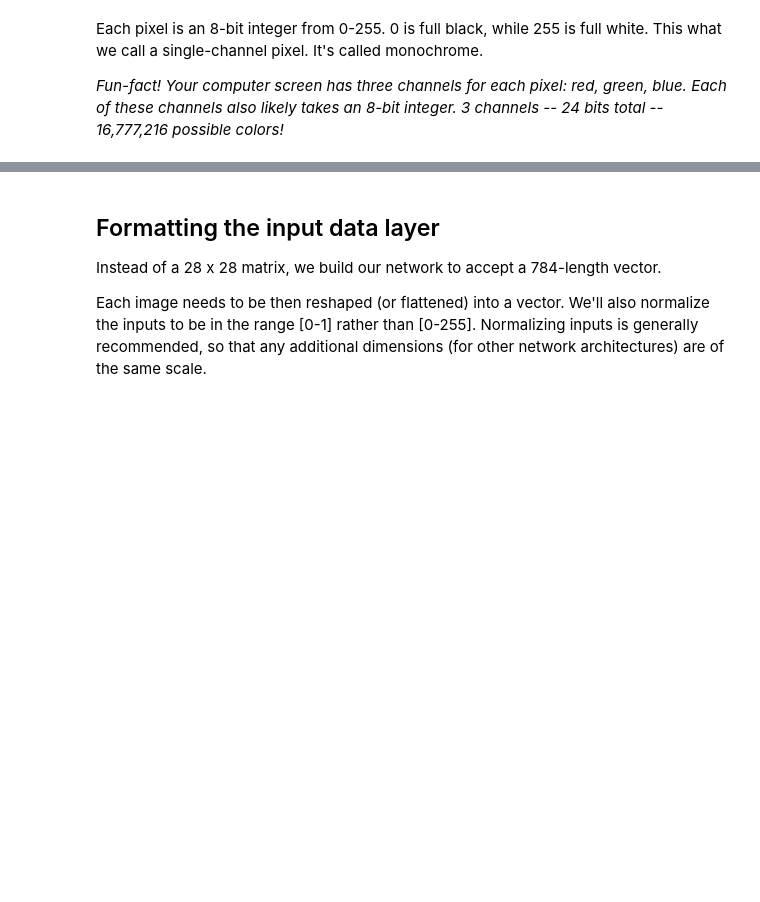
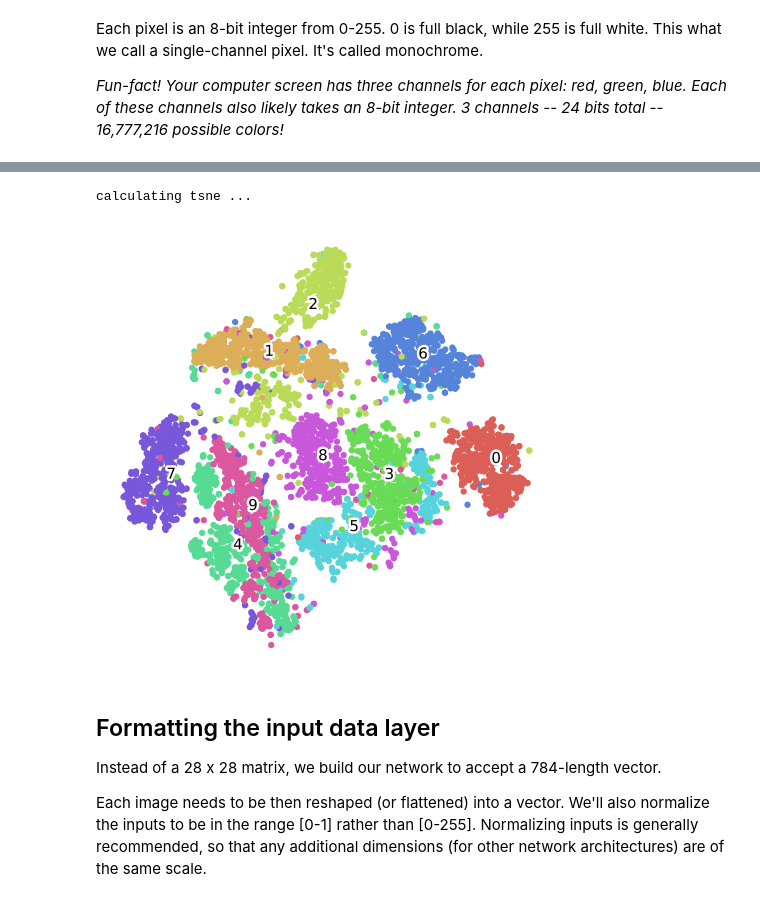
Before and after one commit to wut-mpg/keras-mnist-tutorial, a Jupyter notebook: ISR_ MNIST in Keras.ipynb, the cells around one changed output, grey strips where cells are left out. Drawn from its saved outputs; the diff is of its cells as text; code cells hidden in the pictures; blank space fills up the shorter version.

```diff
--- a/ISR_ MNIST in Keras.ipynb
+++ b/ISR_ MNIST in Keras.ipynb
@@ -109,6 +114,11 @@ https://github.com/zaidalyafeai/Notebooks
 # %%
 from sklearn.manifold import TSNE
+import matplotlib.patheffects as PathEffects
 import seaborn as sns
+
+RS=19238
+
+class_names = [ str(clid) for clid in range(10) ]
 
 def scatter(x, colors):
     # We choose a color palette with seaborn.
@@ -139,6 +149,13 @@ def plot_tsne(X, y):
   print('calculating tsne ...')
   proj = TSNE(random_state=RS).fit_transform(X)
   scatter(proj, y)
+# %%
+X = np.reshape(X_train, (X_train.shape[0], 28 * 28))[0:5000]
+y = y_train[0:5000]
+plot_tsne(X, y)
+# %% [output]
+calculating tsne ...
+[figure, added]
 # %% [markdown]
 ## Formatting the input data layer
 
```
Also changed, not shown: parts of 6 cells of this notebook.
